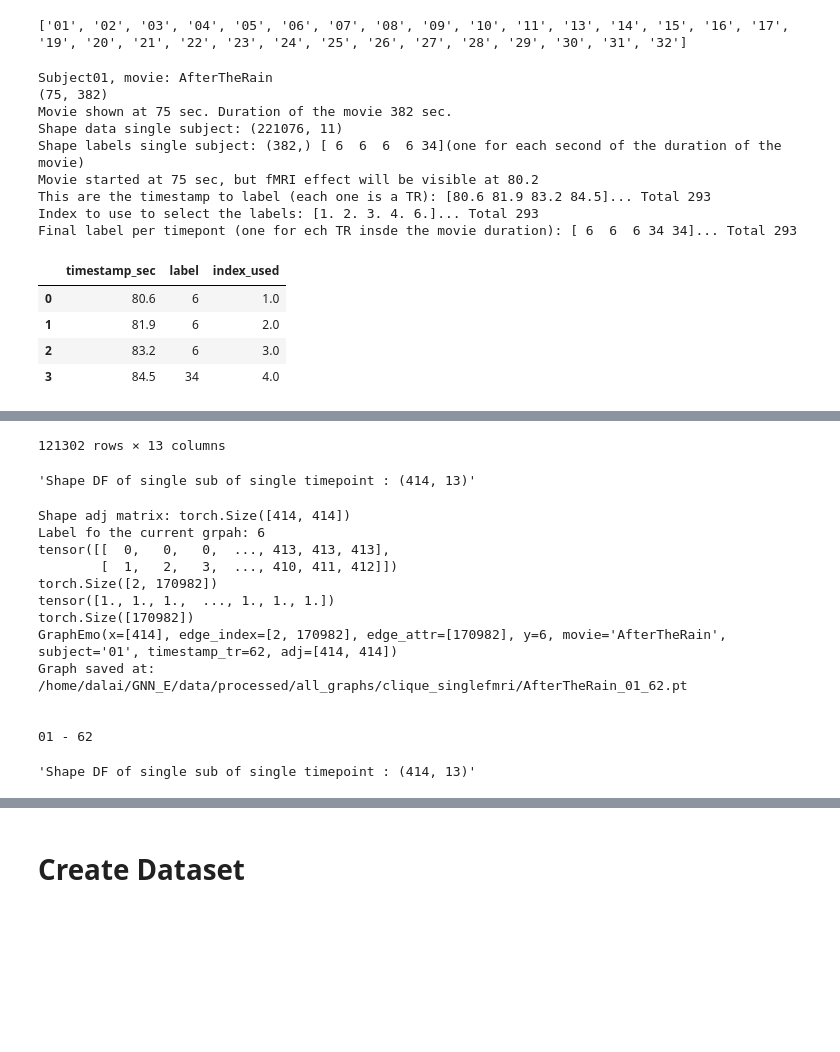
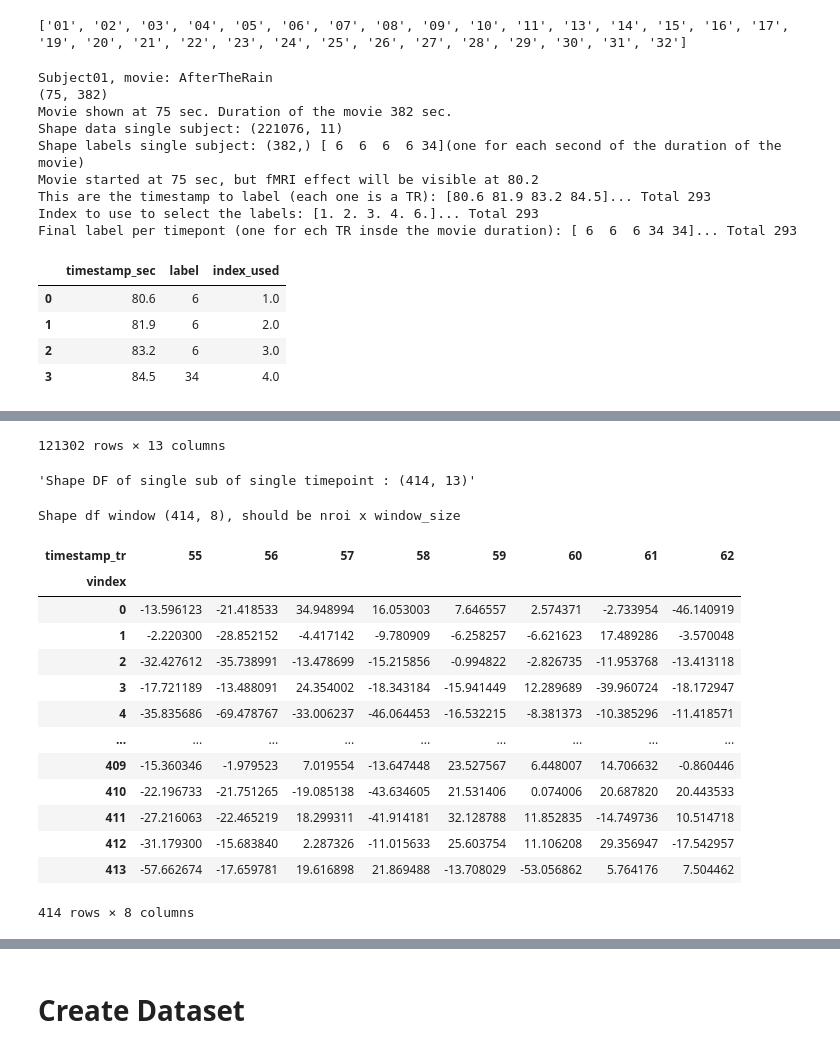
Before and after one commit to CS-433/ml-project-2-zenconvolutionalgraph, a Jupyter notebook: EDA/create_single_graph.ipynb, the cells around one changed output, grey strips where cells are left out. Saved outputs shown, nothing was run; the diff lists cells and outputs as text; code cells hidden in the pictures; blank space fills up the shorter version.

Commit message:
window feat

```diff
--- a/EDA/create_single_graph.ipynb
+++ b/EDA/create_single_graph.ipynb
@@ -24,9 +24,18 @@ tr_len = 1.3 # duration of fMRI tr
 n_nodes = 414 # number of nodes in the graph
 movie = "AfterTheRain" # Name of the movie to process
 delay_tr = 4 # Delay in TR after which the emotion will be detectable ofn the fMRI data
-node_feat_method = "singlefmri" #method to use for node features
+node_feat_method = "pastwindow" #method to use for node features
+                                #singlefmri
+                                #pastwindow
 intial_adj_method = "clique" #methos to use for graph connectivity intializatrion
 base_save_dir = "/home/dalai/GNN_E/data/processed"
+subcortical_rois = ['Left Thalamus', 'Left Caudate',
+       'Left Putamen', 'Left Pallidum', 'Left Hippocampus',
+       'Left Amygdala', 'Left Accumbens', 'Right Thalamus',
+       'Right Caudate', 'Right Putamen', 'Right Pallidum',
+       'Right Hippocampus', 'Right Amygdala', 'Right Accumbens']
+FNs = ['Vis', 'Cont', 'DorsAttn', 'SomMot', 'SalVentAttn', 'Default', 'Limbic']
+limbic_rois = ['7Networks_LH_Limbic_OFC_1', '7Networks_LH_Limbic_OFC_2', '7Networks_LH_Limbic_OFC_3', '7Networks_LH_Limbic_OFC_4', '7Networks_LH_Limbic_OFC_5', '7Networks_LH_Limbic_TempPole_1', '7Networks_LH_Limbic_TempPole_2', '7Networks_LH_Limbic_TempPole_3', '7Networks_LH_Limbic_TempPole_4', '7Networks_LH_Limbic_TempPole_5', '7Networks_LH_Limbic_TempPole_6', '7Networks_LH_Limbic_TempPole_7', '7Networks_LH_Limbic_TempPole_8', '7Networks_RH_Limbic_OFC_1', '7Networks_RH_Limbic_OFC_2', '7Networks_RH_Limbic_OFC_3', '7Networks_RH_Limbic_OFC_4', '7Networks_RH_Limbic_OFC_5', '7Networks_RH_Limbic_OFC_6', '7Networks_RH_Limbic_TempPole_1', '7Networks_RH_Limbic_TempPole_2', '7Networks_RH_Limbic_TempPole_3', '7Networks_RH_Limbic_TempPole_4', '7Networks_RH_Limbic_TempPole_5', '7Networks_RH_Limbic_TempPole_6', '7Networks_RH_Limbic_TempPole_7']
 # %% [markdown]
 # Load necessary data
 # %%
@@ -155,6 +164,7 @@ for sub in sub_ids:
 
     # Ectartc scores of one subject
     data_single_sub = data[data["id"] == f"sub-S{sub}"]
+    data_single_sub_orig =  data_single_sub.copy()
     print(f"Shape data single subject: {data_single_sub.shape}")
 
     # labels single user and single movie
@@ -222,11 +232,49 @@ for sub in sub_ids:
             x_matrix = np.array(x["score"])
             x_matrix = torch.tensor(x_matrix, dtype=torch.float)
 
+        elif node_feat_method == "pastwindow":
+            window_size = 8 # in tr
+            start_window = timepoint - window_size #when the window start
+            end_window = timepoint #when the wiundow finishes (ie current timepoint)
+
+            data_single_sub_window = data_single_sub_orig.copy()
+
+            #Select only the data of the window
+            data_single_sub_window = data_single_sub_window[["timestamp_tr", "vindex", "score"]]
+            data_single_sub_window = data_single_sub_window[(data_single_sub_window["timestamp_tr"] > start_window) & (data_single_sub_window["timestamp_tr"] <= end_window)]
+
+            # Change shape data
+            pivot_df = data_single_sub_window.pivot(index='vindex', columns='timestamp_tr', values='score')
+            pivot_df = pivot_df.sort_index(axis=0)
+            pivot_df = pivot_df.sort_index(axis=1) #sort the columns (timestamps) in increasing order
+
+            # Scale data
+            scale = False
+            if scale:
+                pass
+
+            print(f"Shape df window {pivot_df.shape}, should be nroi x window_size")
+            display(pivot_df)
+            x_matrix = np.array(pivot_df.values)
+            x_matrix = torch.tensor(x_matrix, dtype=torch.float)
+
+
         # DDECIDE INITIAL CONNECTIVITY
         if intial_adj_method == "clique":
             adj_matrix_initial = np.ones((n_nodes, n_nodes)) - np.eye(n_nodes)
             adj_tensor = torch.tensor(adj_matrix_initial, dtype=torch.float)
             print(f"Shape adj matrix: {adj_tensor.shape}")
+        elif intial_adj_method == "constfc":
+            pass
+        elif intial_adj_method == "pastwindowfc":
+            pass
+        elif intial_adj_method == "cliquelimbic":
+            nodes_to_use = subcortical_rois + limbic_rois
+            pass
+        elif intial_adj_method == "constfclimbic":
+            pass
+        elif intial_adj_method == "pastwindowfclimbic":
+            pass
 
         # EXTARCT GRAPH LABEL
         single_graph_label = data_single_sub_labels_timepoint["label"].unique()[0]
@@ -260,53 +308,55 @@ for sub in sub_ids:
 
         print(f"\n\n{sub} - {timepoint}")
 
-        #break #fir ech timepoint
+        break #fir ech timepoint
 
     break #for each sub
 
 #torch.save(graphs, os.path.join(save_dir, f"{movie}.pth")) # to save all graphas of the same movie together
 # %% [output]
 Subject01, movie: AfterTheRain
 (75, 382)
 Movie shown at 75 sec. Duration of the movie 382 sec.
 Shape data single subject: (221076, 11)
 Shape labels single subject: (382,) [ 6  6  6  6 34](one for each second of the duration of the movie)
 Movie started at 75 sec, but fMRI effect will be visible at 80.2
 This are the timestamp to label (each one is a TR): [80.6 81.9 83.2 84.5]... Total 293
 Index to use to select the labels: [1. 2. 3. 4. 6.]... Total 293
 Final label per timepont (one for ech TR insde the movie duration): [ 6  6  6 34 34]... Total 293
 |  | timestamp_sec | label | index_used |
 | 0 | 80.6 | 6 | 1.0 |
 | 1 | 81.9 | 6 | 2.0 |
 | 2 | 83.2 | 6 | 3.0 |
 | 3 | 84.5 | 34 | 4.0 |
 |  | timestamp_sec | label | index_used | filename | vindex | full_region | partial_region | score | ... |
 | 0 | 80.6 | 6 | 1.0 | TC_414_sub-S01_AfterTheRain.csv | 0 | 7Networks_LH_Vis_1 | Vis | -46.140919 | ... |
 | 1 | 80.6 | 6 | 1.0 | TC_414_sub-S01_AfterTheRain.csv | 1 | 7Networks_LH_Vis_2 | Vis | -3.570048 | ... |
 | 2 | 80.6 | 6 | 1.0 | TC_414_sub-S01_AfterTheRain.csv | 2 | 7Networks_LH_Vis_3 | Vis | -13.413118 | ... |
 | 3 | 80.6 | 6 | 1.0 | TC_414_sub-S01_AfterTheRain.csv | 3 | 7Networks_LH_Vis_4 | Vis | -18.172947 | ... |
 | 4 | 80.6 | 6 | 1.0 | TC_414_sub-S01_AfterTheRain.csv | 4 | 7Networks_LH_Vis_5 | Vis | -11.418571 | ... |
 | ... | ... | ... | ... | ... | ... | ... | ... | ... | ... |
 | 121297 | 460.2 | 49 | 380.0 | TC_414_sub-S01_AfterTheRain.csv | 409 | Right Putamen | Sub | 23.405094 | ... |
 | 121298 | 460.2 | 49 | 380.0 | TC_414_sub-S01_AfterTheRain.csv | 410 | Right Pallidum | Sub | 24.006180 | ... |
 | 121299 | 460.2 | 49 | 380.0 | TC_414_sub-S01_AfterTheRain.csv | 411 | Right Hippocampus | Sub | 27.298269 | ... |
 | 121300 | 460.2 | 49 | 380.0 | TC_414_sub-S01_AfterTheRain.csv | 412 | Right Amygdala | Sub | 36.601147 | ... |
 | 121301 | 460.2 | 49 | 380.0 | TC_414_sub-S01_AfterTheRain.csv | 413 | Right Accumbens | Sub | 65.392883 | ... |
 121302 rows × 13 columns
 'Shape DF of single sub of single timepoint : (414, 13)'
-Shape adj matrix: torch.Size([414, 414])
-Label fo the current grpah: 6
-tensor([[  0,   0,   0,  ..., 413, 413, 413],
-        [  1,   2,   3,  ..., 410, 411, 412]])
-torch.Size([2, 170982])
-tensor([1., 1., 1.,  ..., 1., 1., 1.])
-torch.Size([170982])
-GraphEmo(x=[414], edge_index=[2, 170982], edge_attr=[170982], y=6, movie='AfterTheRain', subject='01', timestamp_tr=62, adj=[414, 414])
-Graph saved at: /home/dalai/GNN_E/data/processed/all_graphs/clique_singlefmri/AfterTheRain_01_62.pt
-
-
-01 - 62
+Shape df window (414, 8), should be nroi x window_size
+| timestamp_tr | 55 | 56 | 57 | 58 | 59 | 60 | 61 | 62 |
+| vindex |  |  |  |  |  |  |  |  |
+| 0 | -13.596123 | -21.418533 | 34.948994 | 16.053003 | 7.646557 | 2.574371 | -2.733954 | -46.140919 |
+| 1 | -2.220300 | -28.852152 | -4.417142 | -9.780909 | -6.258257 | -6.621623 | 17.489286 | -3.570048 |
+| 2 | -32.427612 | -35.738991 | -13.478699 | -15.215856 | -0.994822 | -2.826735 | -11.953768 | -13.413118 |
+| 3 | -17.721189 | -13.488091 | 24.354002 | -18.343184 | -15.941449 | 12.289689 | -39.960724 | -18.172947 |
+| 4 | -35.835686 | -69.478767 | -33.006237 | -46.064453 | -16.532215 | -8.381373 | -10.385296 | -11.418571 |
+| ... | ... | ... | ... | ... | ... | ... | ... | ... |
+| 409 | -15.360346 | -1.979523 | 7.019554 | -13.647448 | 23.527567 | 6.448007 | 14.706632 | -0.860446 |
+| 410 | -22.196733 | -21.751265 | -19.085138 | -43.634605 | 21.531406 | 0.074006 | 20.687820 | 20.443533 |
+| 411 | -27.216063 | -22.465219 | 18.299311 | -41.914181 | 32.128788 | 11.852835 | -14.749736 | 10.514718 |
+| 412 | -31.179300 | -15.683840 | 2.287326 | -11.015633 | 25.603754 | 11.106208 | 29.356947 | -17.542957 |
+| 413 | -57.662674 | -17.659781 | 19.616898 | 21.869488 | -13.708029 | -53.056862 | 5.764176 | 7.504462 |
-'Shape DF of single sub of single timepoint : (414, 13)'
+414 rows × 8 columns
 Shape adj matrix: torch.Size([414, 414])
 Label fo the current grpah: 6
 tensor([[  0,   0,   0,  ..., 413, 413, 413],
```
Also changed, not shown: parts of 2 cells of this notebook, 3 other files.
